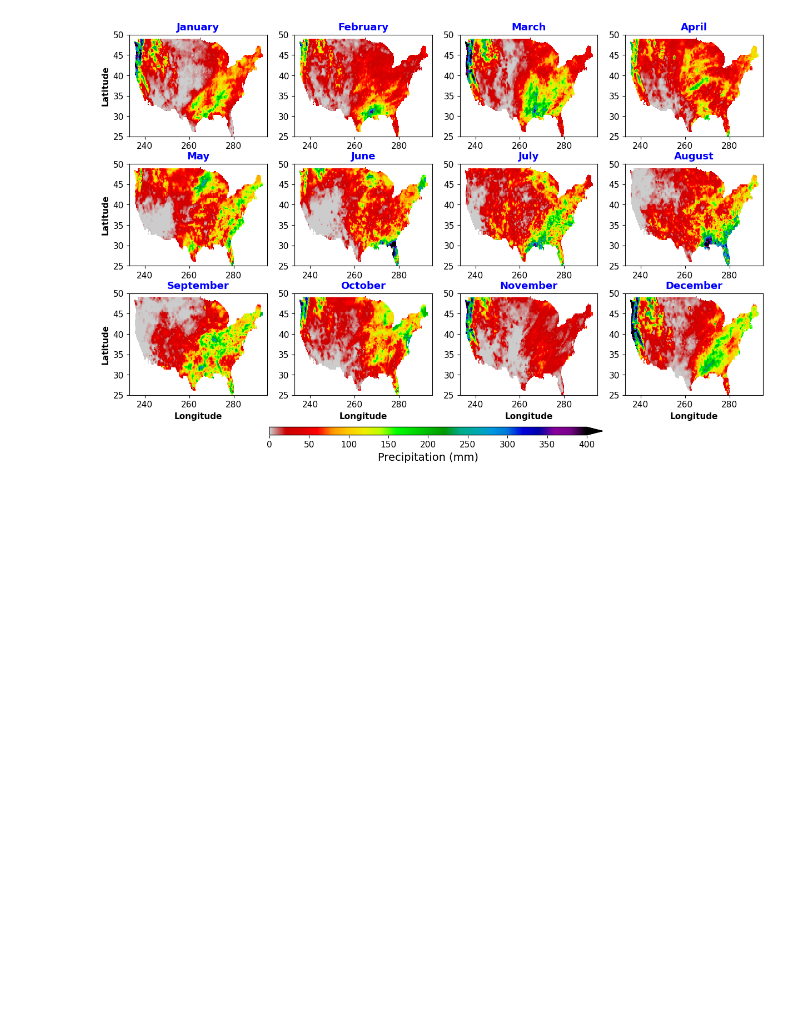
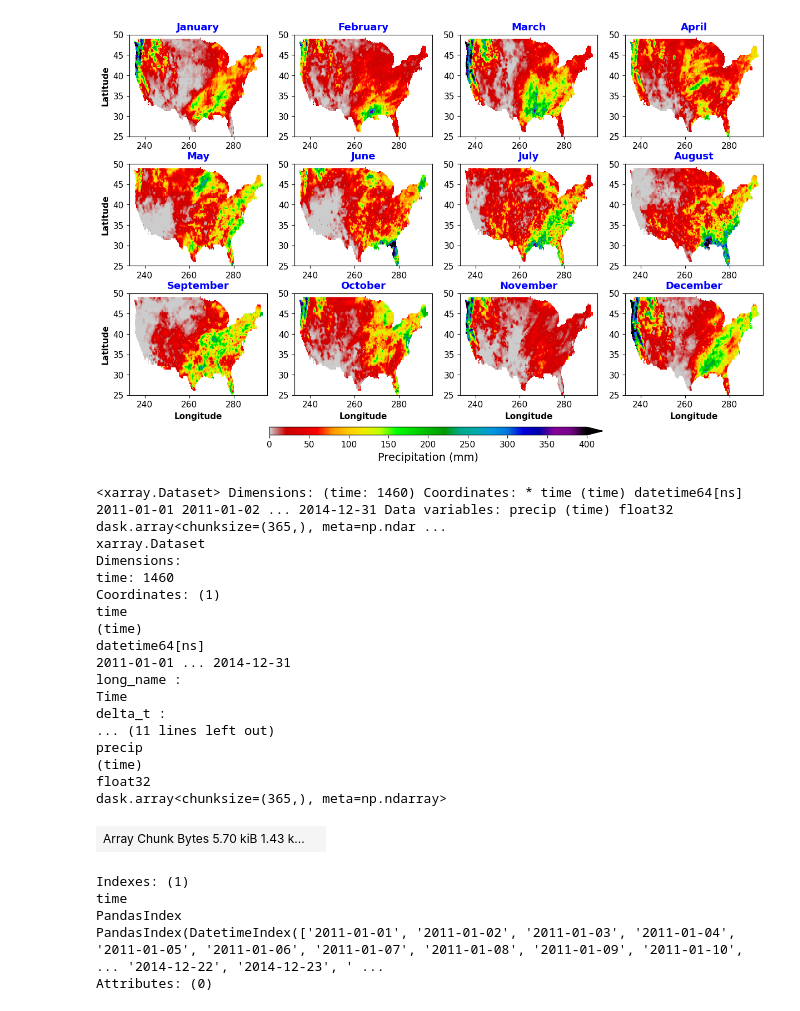
Before and after one commit to Rajeb/my_project_2, a Jupyter notebook: geospatial_data_analysis.ipynb, the cells around one changed output. Saved outputs shown, nothing was run; the diff lists cells and outputs as text; code cells hidden in the pictures; blank space fills up the shorter version.

```diff
--- a/geospatial_data_analysis.ipynb
+++ b/geospatial_data_analysis.ipynb
@@ -265,3 +265,30 @@ ds_sel = ds2011_2014.sel(lon= slice(left, right), lat =slice(bottom, top))
 ds_sel_avg = ds_sel.mean(dim=['lat', 'lon'])
 # %%
 ds_sel_avg_noleap = ds_sel_avg.sel(time = ~((ds_sel_avg.time.dt.month==2) & (ds_sel_avg.time.dt.day==29)))
+# %%
+# Here's how the result will look like:
+ds_sel_avg_noleap
+# %% [output]
+<xarray.Dataset> Dimensions: (time: 1460) Coordinates: * time (time) datetime64[ns] 2011-01-01 2011-01-02 ... 2014-12-31 Data variables: precip (time) float32 dask.array<chunksize=(365,), meta=np.ndar ...
+xarray.Dataset
+Dimensions:
+time: 1460
+Coordinates: (1)
+time
+(time)
+datetime64[ns]
+2011-01-01 ... 2014-12-31
+long_name :
+Time
+delta_t :
+... (11 lines left out)
+precip
+(time)
+float32
+dask.array<chunksize=(365,), meta=np.ndarray>
+| Array Chunk Bytes 5.70 kiB 1.43 k... |  |
+Indexes: (1)
+time
+PandasIndex
+PandasIndex(DatetimeIndex(['2011-01-01', '2011-01-02', '2011-01-03', '2011-01-04', '2011-01-05', '2011-01-06', '2011-01-07', '2011-01-08', '2011-01-09', '2011-01-10', ... '2014-12-22', '2014-12-23', ' ...
+Attributes: (0)
```
Also changed, not shown: parts of 2 cells of this notebook, 2 other files.
